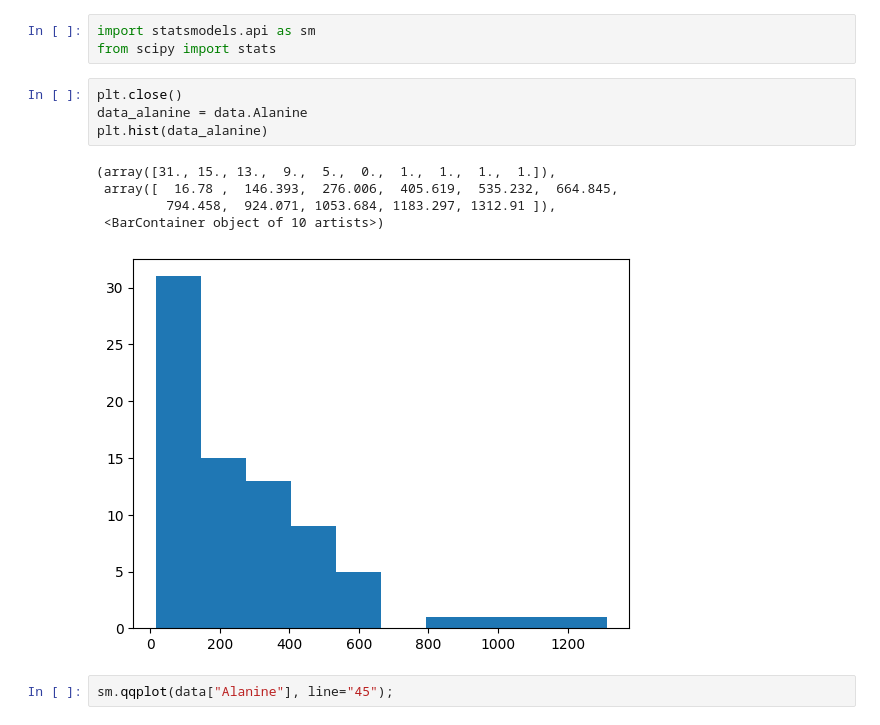
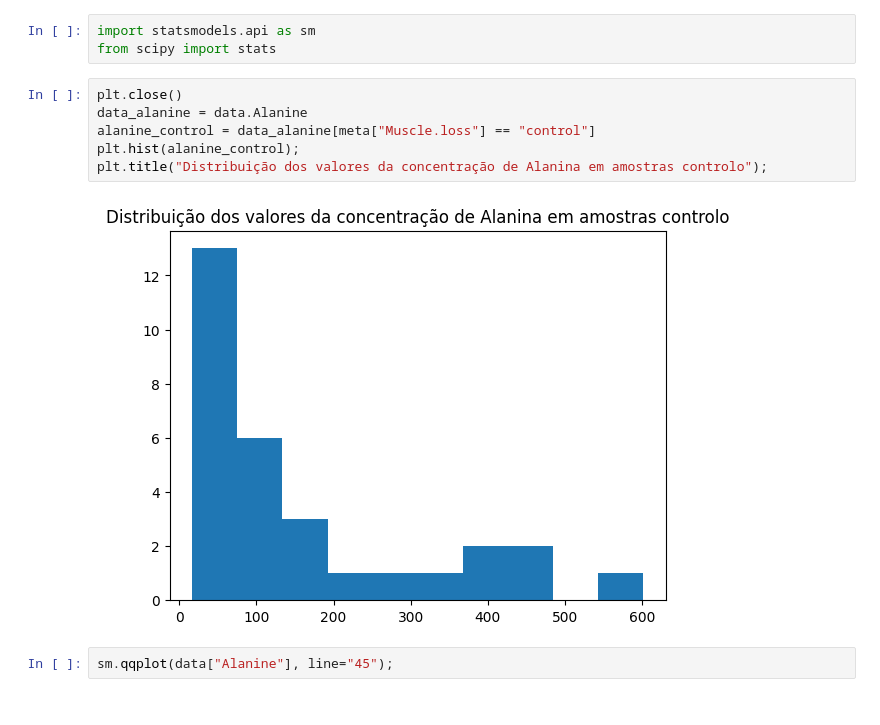
Before and after one commit to ruigomesbioinf/si, a Jupyter notebook: assignments/aula2/aula2_ficha_enunciado_pg45970.ipynb, the cells around one changed output. Drawn from its saved outputs; the diff is of its cells as text.

```diff
--- a/assignments/aula2/aula2_ficha_enunciado_pg45970.ipynb
+++ b/assignments/aula2/aula2_ficha_enunciado_pg45970.ipynb
@@ -167,16 +169,14 @@ plt.show()
 # %%
 import statsmodels.api as sm
 from scipy import stats
-# %%
-plt.close()
-data_alanine = data.Alanine
-plt.hist(data_alanine)
-# %% [output]
-(array([31., 15., 13.,  9.,  5.,  0.,  1.,  1.,  1.,  1.]),
- array([  16.78 ,  146.393,  276.006,  405.619,  535.232,  664.845,
-         794.458,  924.071, 1053.684, 1183.297, 1312.91 ]),
- <BarContainer object of 10 artists>)
-[figure, removed]
+# %%
+plt.close()
+data_alanine = data.Alanine
+alanine_control = data_alanine[meta["Muscle.loss"] == "control"]
+plt.hist(alanine_control);
+plt.title("Distribuição dos valores da concentração de Alanina em amostras controlo");
+# %% [output]
+[figure, added]
 # %%
 sm.qqplot(data["Alanine"], line="45");
 # %% [output]
```
Also changed, not shown: parts of 6 cells of this notebook, 2 other files.
